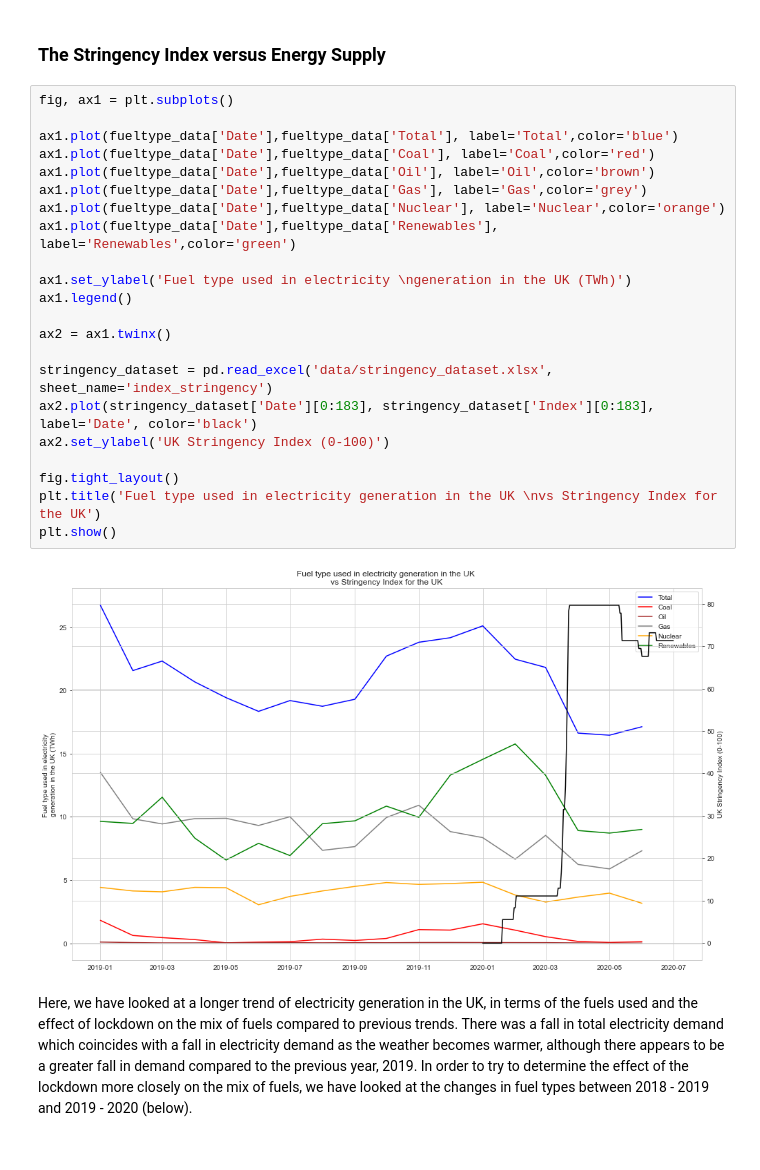
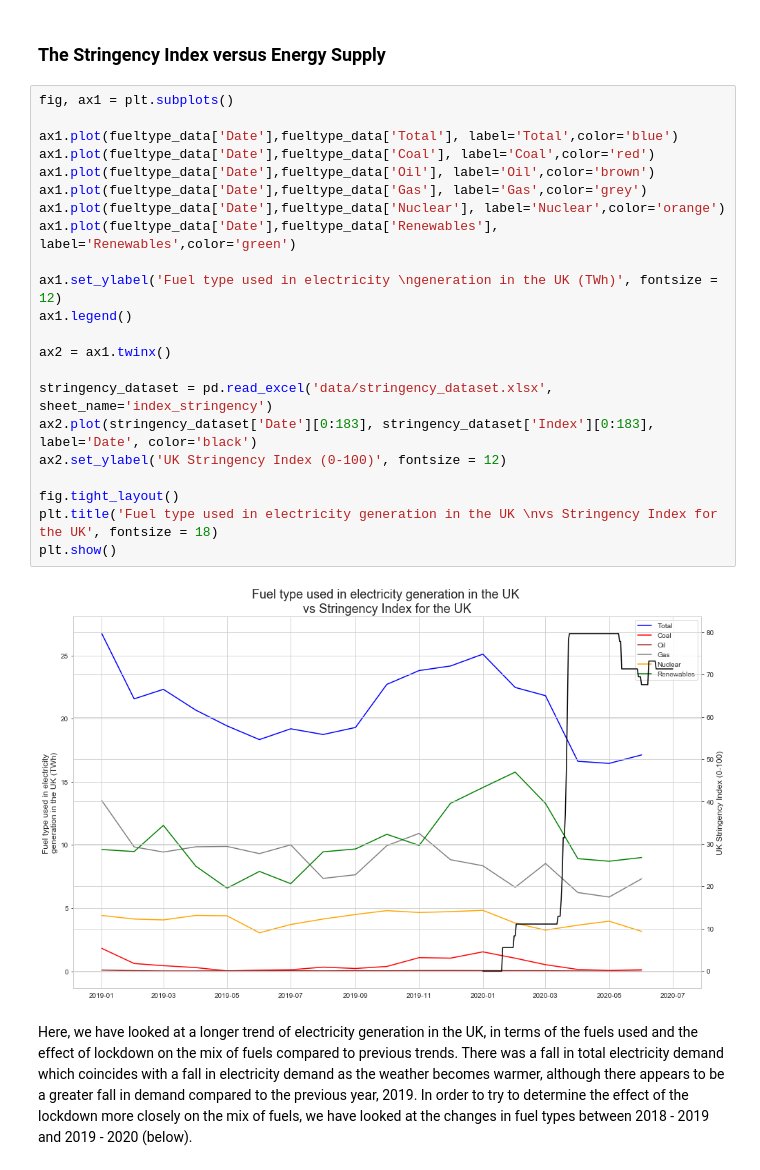
Before and after one commit to ErikaNicole/Covid19-Environmental-and-Economic-Analysis, a Jupyter notebook: final_project/Final Project Team P.ipynb, the cells around one changed output. Cells and saved outputs as stored; diff of their text form.

```diff
--- a/final_project/Final Project Team P.ipynb
+++ b/final_project/Final Project Team P.ipynb
@@ -163,27 +163,27 @@ While total energy supply decreased, the supply from renewables increased in the
 # %%
 fig, ax1 = plt.subplots()
 
 ax1.plot(fueltype_data['Date'],fueltype_data['Total'], label='Total',color='blue')
 ax1.plot(fueltype_data['Date'],fueltype_data['Coal'], label='Coal',color='red')
 ax1.plot(fueltype_data['Date'],fueltype_data['Oil'], label='Oil',color='brown')
 ax1.plot(fueltype_data['Date'],fueltype_data['Gas'], label='Gas',color='grey')
 ax1.plot(fueltype_data['Date'],fueltype_data['Nuclear'], label='Nuclear',color='orange')
 ax1.plot(fueltype_data['Date'],fueltype_data['Renewables'], label='Renewables',color='green')
 
-ax1.set_ylabel('Fuel type used in electricity \ngeneration in the UK (TWh)')
+ax1.set_ylabel('Fuel type used in electricity \ngeneration in the UK (TWh)', fontsize = 12)
 ax1.legend()
 
 ax2 = ax1.twinx()
 
 stringency_dataset = pd.read_excel('data/stringency_dataset.xlsx', sheet_name='index_stringency')
 ax2.plot(stringency_dataset['Date'][0:183], stringency_dataset['Index'][0:183], label='Date', color='black')
-ax2.set_ylabel('UK Stringency Index (0-100)')
+ax2.set_ylabel('UK Stringency Index (0-100)', fontsize = 12)
 
 fig.tight_layout()
-plt.title('Fuel type used in electricity generation in the UK \nvs Stringency Index for the UK')
+plt.title('Fuel type used in electricity generation in the UK \nvs Stringency Index for the UK', fontsize = 18)
 plt.show()
 # %% [output]
-[figure, old version]
+[figure, new version]
 # %% [markdown]
 Here, we have looked at a longer trend of electricity generation in the UK, in terms of the fuels used and the effect of lockdown on the mix of fuels compared to previous trends. There was a fall in total electricity demand which coincides with a fall in electricity demand as the weather becomes warmer, although there appears to be a greater fall in demand compared to the previous year, 2019. In order to try to determine the effect of the lockdown more closely on the mix of fuels, we have looked at the changes in fuel types between 2018 - 2019 and 2019 - 2020 (below).
 # %% [markdown]
```
Also changed, not shown: parts of 15 cells of this notebook, 2 other files.
